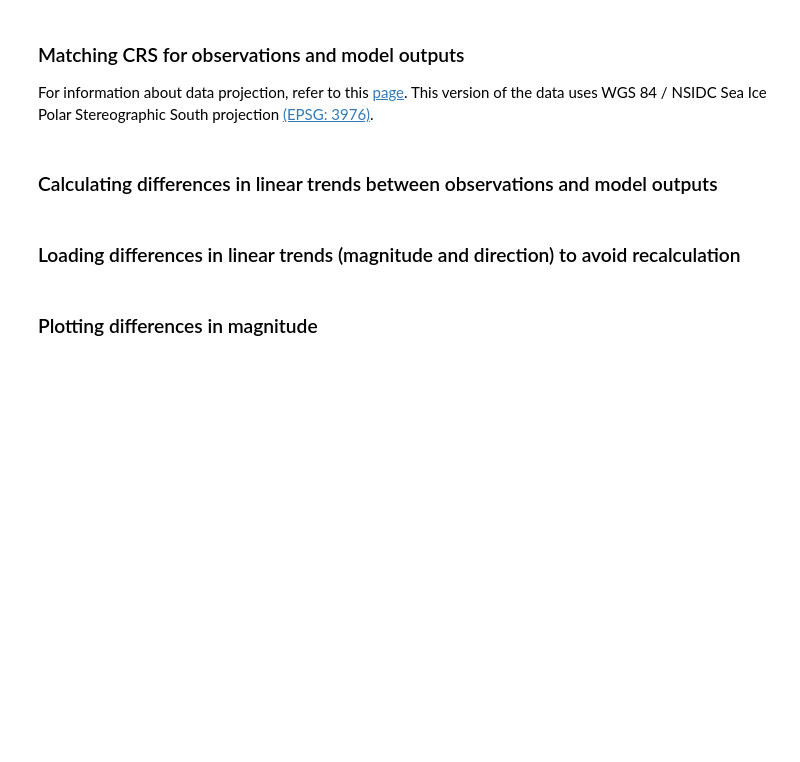
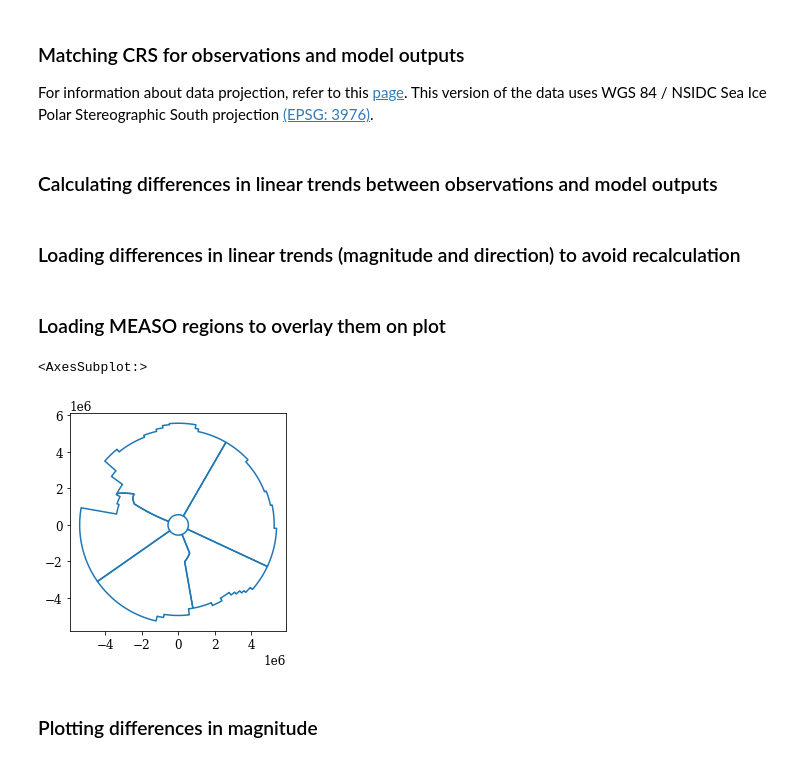
Before and after one commit to lidefi87/ACCESS_scripts_DFA, a Jupyter notebook: Scripts/SIS_Comparison_Obs_Model.ipynb, the cells around one changed output. Cells and saved outputs as stored; diff of their text form; code cells hidden in the pictures; blank space fills up the shorter version.

Commit message:
MEASO layer corrected
MEASO layer was not merging properly. This issue was corrected. SIA and SIE comparisons has been updated.
SIS comparisons between models and obs has also been updated.

```diff
--- a/Scripts/SIS_Comparison_Obs_Model.ipynb
+++ b/Scripts/SIS_Comparison_Obs_Model.ipynb
@@ -424,7 +423,7 @@ for season in seasons:
 # %% [markdown]
 ### Load sea ice seasonality trends
 # %%
-fileList = sorted(glob(r'/g/data/v45/la6889/Observations/SIS/LinearTrends/Observations/*'))
+fileList = sorted(glob(r'/g/data/v45/la6889/Observations/SIS/LinearTrends/Observations/*.nc'))
 seasons = ['advance', 'retreat', 'duration']
 SI_LTrends = {}
 
@@ -807,6 +822,29 @@ for fm, fd, s in zip(file_mag, file_dif, SI_seasons):
     #Load observations
     LT_difs[f'DirDif_{s}'] = xr.open_dataarray(fd)
     LT_difs[f'MagDif_{s}'] = xr.open_dataarray(fm)
+# %% [markdown]
+### Loading MEASO regions to overlay them on plot
+# %%
+#Load shapefile
+MEASO = geopandas.read_file('/g/data/v45/la6889/GIS_DataBase/Shapefiles/MEASO/measo.shp')
+
+#Remove temperate zones as they are not within area of interest
+MEASO = MEASO.query('zone != "Temperate"')
+
+#Merge sectors within regions as sea ice is mostly within Antarctic areas
+for i, sec in enumerate(np.unique(MEASO.sector)):
+    pol = MEASO.query(f'sector == "{sec}"').geometry.unary_union
+    pol_gs = geopandas.GeoSeries(pol).exterior
+    if i == 0:
+        MEASO_fixed = pol_gs
+    else:
+        MEASO_fixed = MEASO_fixed.append(pol_gs)
+
+#Checking results
+MEASO_fixed.plot()
+# %% [output]
+<AxesSubplot:>
+[figure, added]
 # %% [markdown]
 ### Plotting differences in magnitude
 # %%
```
Also changed, not shown: parts of 8 cells of this notebook.
